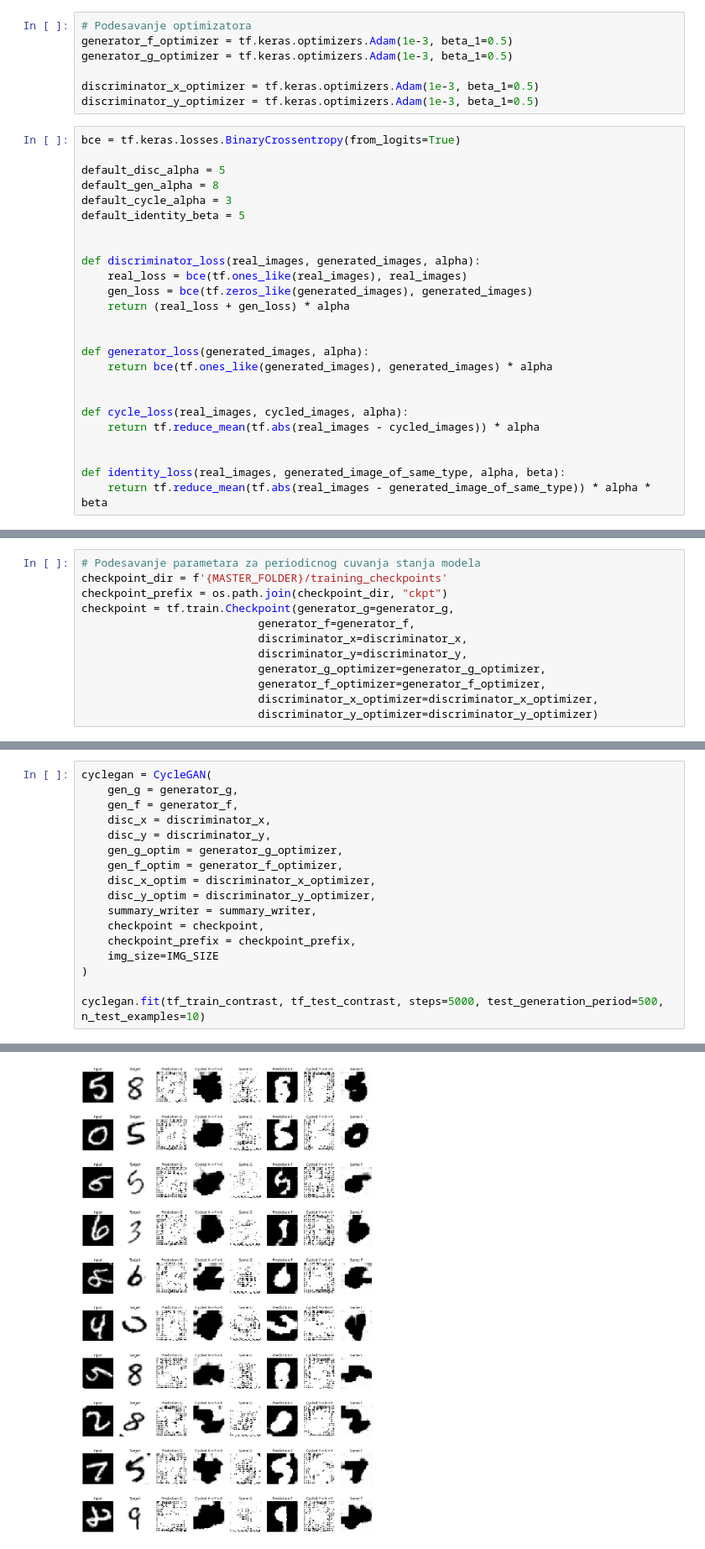
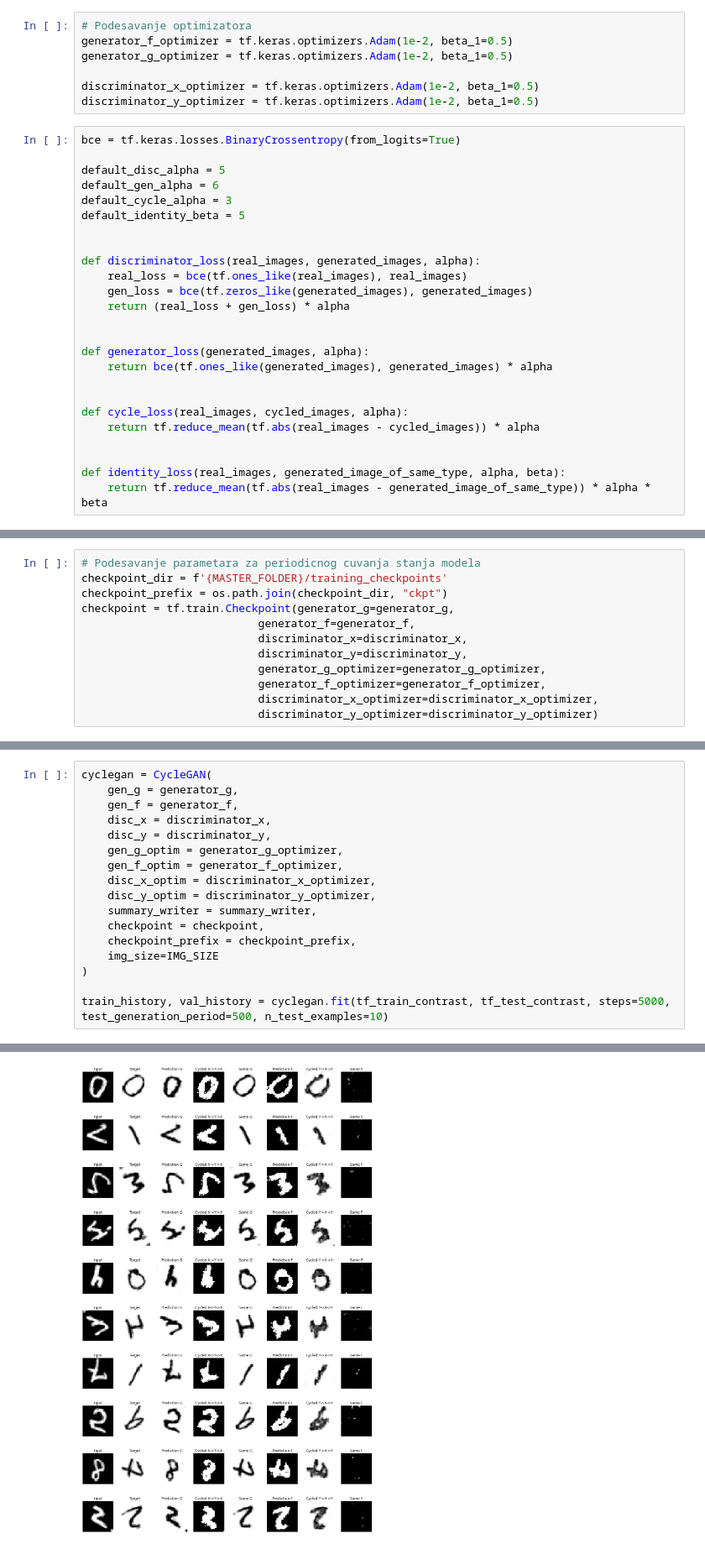
Before and after one commit to Robotmurlock/MATF-ML-pix2pix-CycleGAN, a Jupyter notebook: 05-CycleGAN-mnist.ipynb, the cells around one changed output, grey strips where cells are left out. Shown at 84% size. Drawn from its saved outputs; the diff is of its cells as text.

```diff
--- a/05-CycleGAN-mnist.ipynb
+++ b/05-CycleGAN-mnist.ipynb
@@ -104,16 +104,16 @@ keras.utils.plot_model(discriminator_x, show_shapes=True, dpi=64)
 [figure]
 # %%
 # Podesavanje optimizatora
-generator_f_optimizer = tf.keras.optimizers.Adam(1e-3, beta_1=0.5)
-generator_g_optimizer = tf.keras.optimizers.Adam(1e-3, beta_1=0.5)
+generator_f_optimizer = tf.keras.optimizers.Adam(1e-2, beta_1=0.5)
+generator_g_optimizer = tf.keras.optimizers.Adam(1e-2, beta_1=0.5)
 
-discriminator_x_optimizer = tf.keras.optimizers.Adam(1e-3, beta_1=0.5)
-discriminator_y_optimizer = tf.keras.optimizers.Adam(1e-3, beta_1=0.5)
+discriminator_x_optimizer = tf.keras.optimizers.Adam(1e-2, beta_1=0.5)
+discriminator_y_optimizer = tf.keras.optimizers.Adam(1e-2, beta_1=0.5)
 # %%
 bce = tf.keras.losses.BinaryCrossentropy(from_logits=True)
 
 default_disc_alpha = 5
-default_gen_alpha = 8
+default_gen_alpha = 6
 default_cycle_alpha = 3
 default_identity_beta = 5
 
@@ -347,5 +400,5 @@ cyclegan = CycleGAN(
     img_size=IMG_SIZE
 )
 
-cyclegan.fit(tf_train_contrast, tf_test_contrast, steps=5000, test_generation_period=500, n_test_examples=10)
+train_history, val_history = cyclegan.fit(tf_train_contrast, tf_test_contrast, steps=5000, test_generation_period=500, n_test_examples=10)
 # %% [output]
@@ -353,3 +406,3 @@ Time taken for 5000 steps: 621.28 sec
-[figure, old version]
+[figure, new version]
 Step: 5000
 .
```
Also changed, not shown: parts of 6 cells of this notebook, 2 other files.
